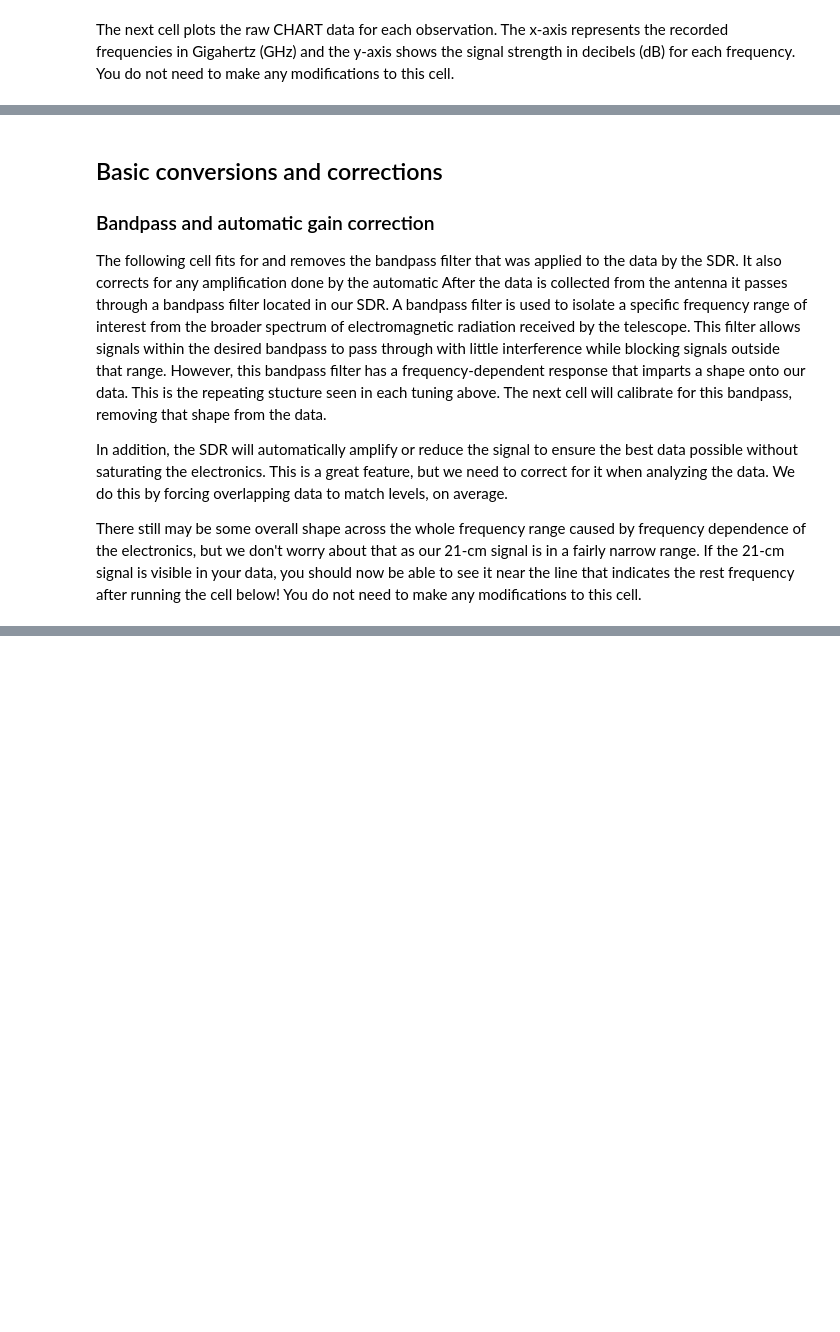
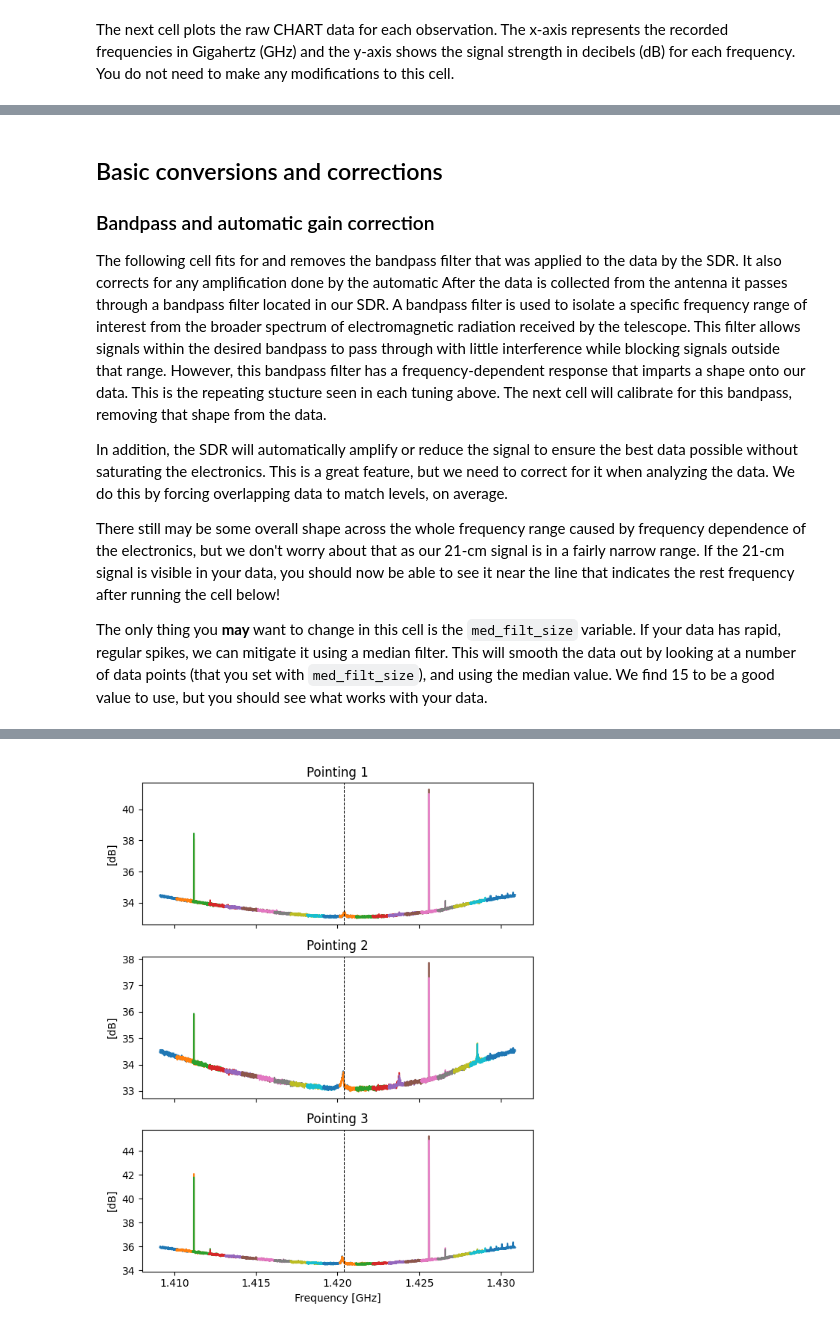
Before and after one commit to astrochart/CHART, a Jupyter notebook: analysis/analysis_tutorial/Chart_Analysis_Tutorial_Abridged.ipynb, the cells around one changed output, grey strips where cells are left out. Cells and saved outputs as stored; diff of their text form; code cells hidden in the pictures; blank space fills up the shorter version.

```diff
--- a/analysis/analysis_tutorial/Chart_Analysis_Tutorial_Abridged.ipynb
+++ b/analysis/analysis_tutorial/Chart_Analysis_Tutorial_Abridged.ipynb
@@ -90,17 +89,22 @@ After the data is collected from the antenna it passes through a bandpass filter
 
 In addition, the SDR will automatically amplify or reduce the signal to ensure the best data possible without saturating the electronics. This is a great feature, but we need to correct for it when analyzing the data. We do this by forcing overlapping data to match levels, on average.
 
-There still may be some overall shape across the whole frequency range caused by frequency dependence of the electronics, but we don't worry about that as our 21-cm signal is in a fairly narrow range. If the 21-cm signal is visible in your data, you should now be able to see it near the line that indicates the rest frequency after running the cell below! You do not need to make any modifications to this cell.
+There still may be some overall shape across the whole frequency range caused by frequency dependence of the electronics, but we don't worry about that as our 21-cm signal is in a fairly narrow range. If the 21-cm signal is visible in your data, you should now be able to see it near the line that indicates the rest frequency after running the cell below!
+
+The only thing you **may** want to change in this cell is the `med_filt_size` variable. If your data has rapid, regular spikes, we can mitigate it using a median filter. This will smooth the data out by looking at a number of data points (that you set with `med_filt_size`), and using the median value. We find 15 to be a good value to use, but you should see what works with your data.
 # %%
 ntrials = len(data)
 spectra = [[] for _ in range(ntrials)]
 freqs = [[] for _ in range(ntrials)]
 nremove = nchans // 16
+med_filt_size = 0  # Change this if you want to perform a median filter on your data
 
 for pointing in range(ntrials):
     for d, m in zip(data[pointing], mdata[pointing]):
         spectrum = np.mean(d, axis=0) /bps[pointing]
         spectrum = 10*np.log10(spectrum)
+        if med_filt_size > 0:
+            spectrum = median_filter(spectrum, med_filt_size)
         spectrum = spectrum[nremove:-nremove]
         frequencies = ((np.arange(m['vector_length']) - m['vector_length'] / 2)
                            * m['samp_rate'] / m['vector_length'] + m['frequency'])
@@ -133,0 +136 @@ plt.tight_layout()
+[figure, added]
```
Also changed, not shown: parts of 2 cells of this notebook.
